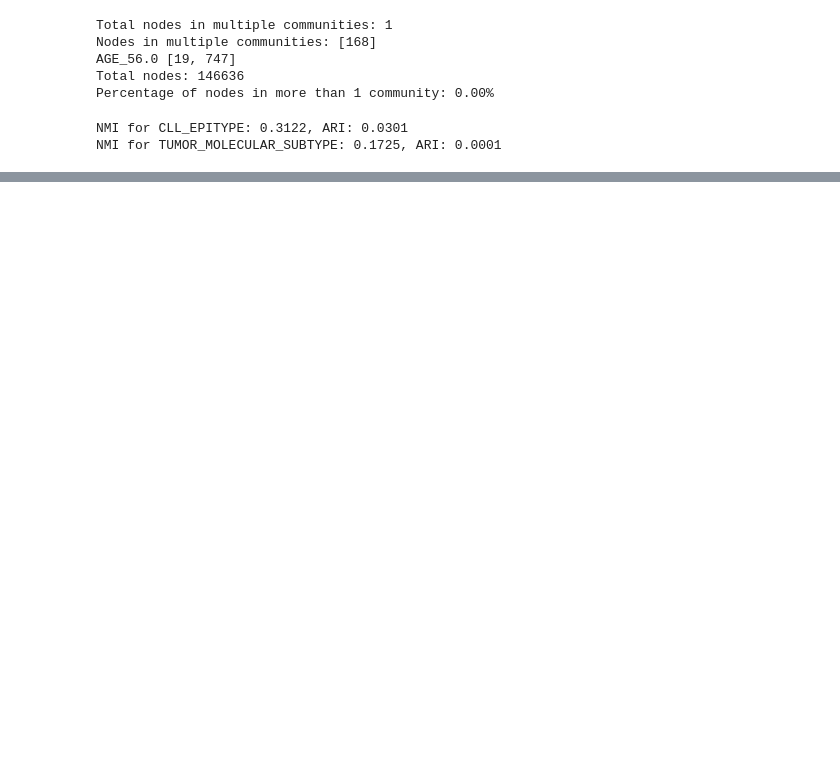
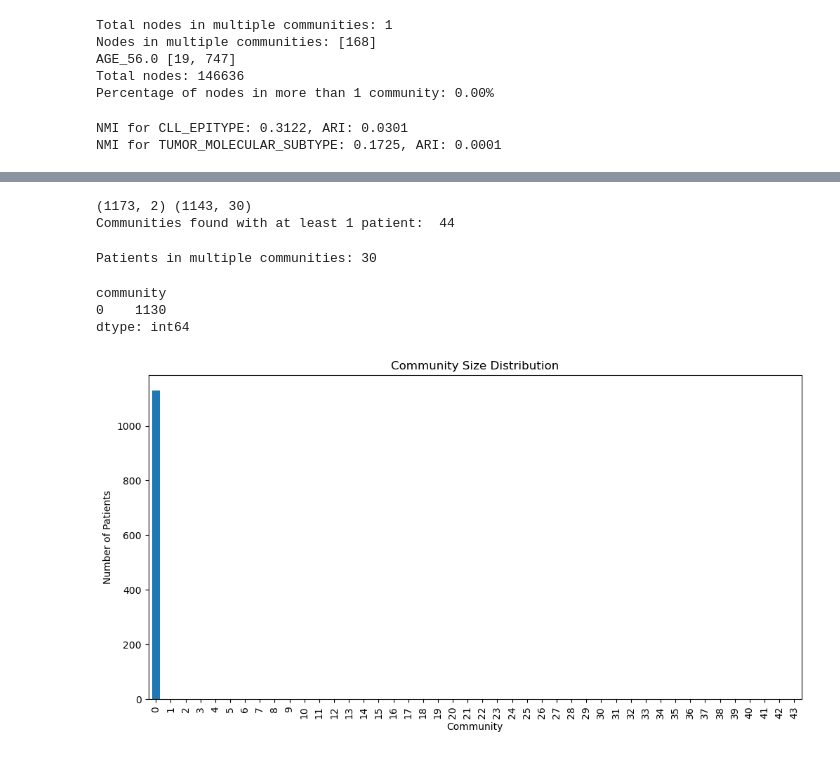
Before and after one commit to MahikaJaguste/msc-thesis, a Jupyter notebook: community/cdlib-analysis.ipynb, the cells around one changed output, grey strips where cells are left out. Drawn from its saved outputs; the diff is of its cells as text; code cells hidden in the pictures; blank space fills up the shorter version.

Commit message:
added slpa analysis

```diff
--- a/community/cdlib-analysis.ipynb
+++ b/community/cdlib-analysis.ipynb
@@ -122,6 +122,9 @@ Merged metrics saved to ../data/thesis/trial/merged_metrics.csv
 # %% [markdown]
 ## Loading communities
 # %%
+comm_path = os.path.join("../cdlib-trial/data", "neo4j", "slpa", "communities.csv")
+slpa_communities = readwrite.read_community_csv(comm_path, nodetype=int)
+
 comm_path = os.path.join("../cdlib-trial/data", "neo4j", "hierarchical_leiden", "communities_level0.csv")
 heirarchical_leiden_level0 = readwrite.read_community_csv(comm_path, nodetype=int)
 
@@ -540,0 +578,3 @@ NMI for TUMOR_MOLECULAR_SUBTYPE: 0.1725, ARI: 0.0001
+# %%
+slpa_patient_df = join_communities_with_patient_data_slpa(slpa_communities, patient_df)
+slpa_patient_df.head(10)[['nodeId', 'community', 'Patient', 'patientId']]
@@ -540,0 +593,27 @@ NMI for TUMOR_MOLECULAR_SUBTYPE: 0.1725, ARI: 0.0001
+# %%
+communities = slpa_communities.communities
+communities_df = pd.DataFrame({
+        'nodeId': [node for comm in communities for node in comm],
+        'community': [idx for idx, comm in enumerate(communities) for node in comm]
+})
+# keep only those nodeids that map to Patient_
+communities_df = communities_df[communities_df['nodeId'].isin(leiden0_patient_df['nodeId'])]
+print(communities_df.shape, patient_df.shape)
+print("Communities found with at least 1 patient: ", communities_df['community'].nunique())
+# all communities have at least 1 patient
+# %% [output]
+(1173, 2) (1143, 30)
+Communities found with at least 1 patient:  44
+# %%
+# display patients in communities_df belonging to more than 1 community
+patients_in_multiple_comms = communities_df['nodeId'].value_counts()[communities_df['nodeId'].value_counts() > 1]
+print(f"Patients in multiple communities: {patients_in_multiple_comms.shape[0]}")
+# %% [output]
+Patients in multiple communities: 30
+# %%
+# keep only those communities that have more than 1 patient
+slpa_patient_df.groupby('community').filter(lambda x: len(x) > 1).groupby('community').size().sort_values(ascending=False)
+# %% [output]
+community
+0    1130
+dtype: int64
@@ -540,0 +622,7 @@ NMI for TUMOR_MOLECULAR_SUBTYPE: 0.1725, ARI: 0.0001
+# %%
+slpa_patient_df['community'].value_counts().sort_index().plot(kind='bar', figsize=(12, 6), title='Community Size Distribution')
+plt.xlabel('Community')
+plt.ylabel('Number of Patients')
+plt.show()
+# %% [output]
+[figure, added]
```
Also changed, not shown: parts of 21 cells of this notebook.
